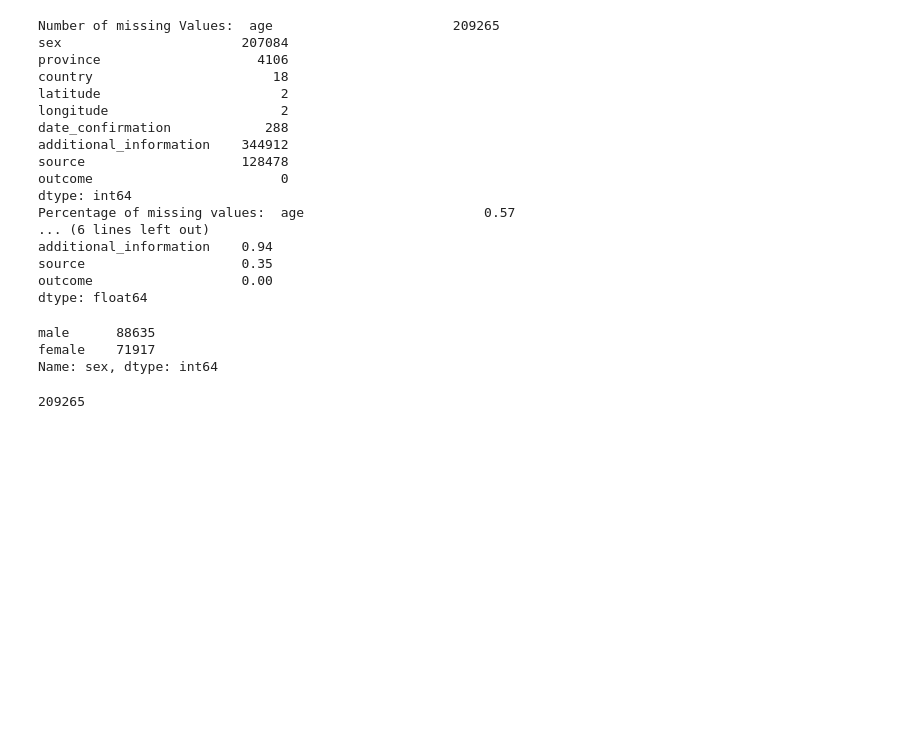
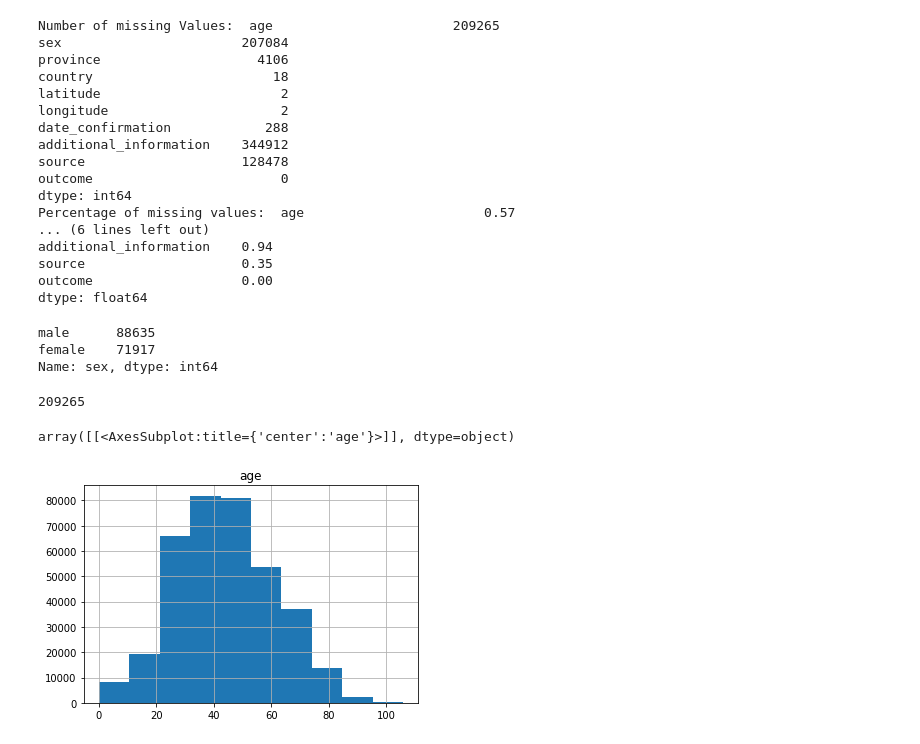
Before and after one commit to scotchontherocks31/cmpt459project, a Jupyter notebook: src/eda.ipynb, the cells around one changed output. Drawn from its saved outputs; the diff is of its cells as text; code cells hidden in the pictures; blank space fills up the shorter version.

```diff
--- a/src/eda.ipynb
+++ b/src/eda.ipynb
@@ -11,6 +11,7 @@ import os
 # %%
 o = os.getcwd()
 train_data = pd.read_csv(o + "\\..\\data\\cases_train.csv", parse_dates = True)
+data = pd.read_csv(o + "\\..\\results\\cases_train_processed.csv", parse_dates = True)
 # %% [markdown]
 ## View of original test data
 # %%
@@ -66,3 +67,8 @@ Name: sex, dtype: int64
 train_data['age'].isnull().sum()
 # %% [output]
 209265
+# %%
+data.hist(column='age')
+# %% [output]
+array([[<AxesSubplot:title={'center':'age'}>]], dtype=object)
+[figure, added]
```
Also changed, not shown: parts of 7 cells of this notebook, 1 other file.
